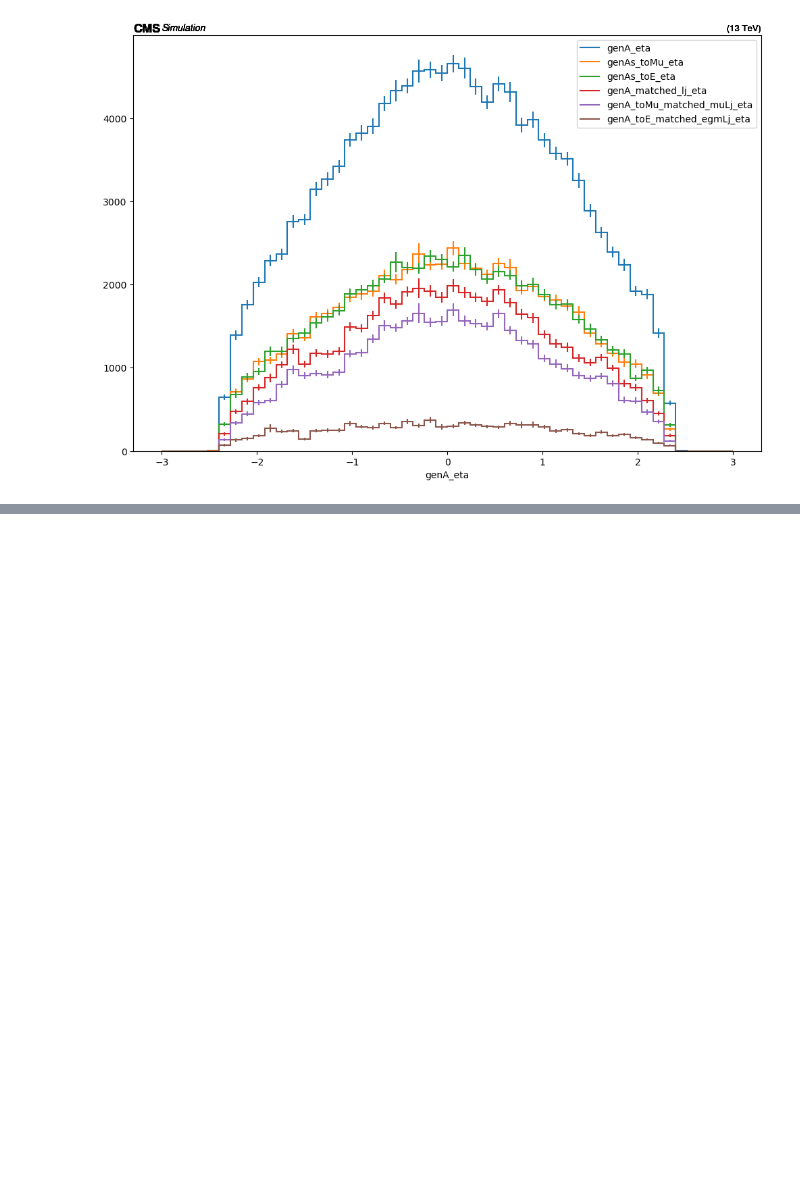
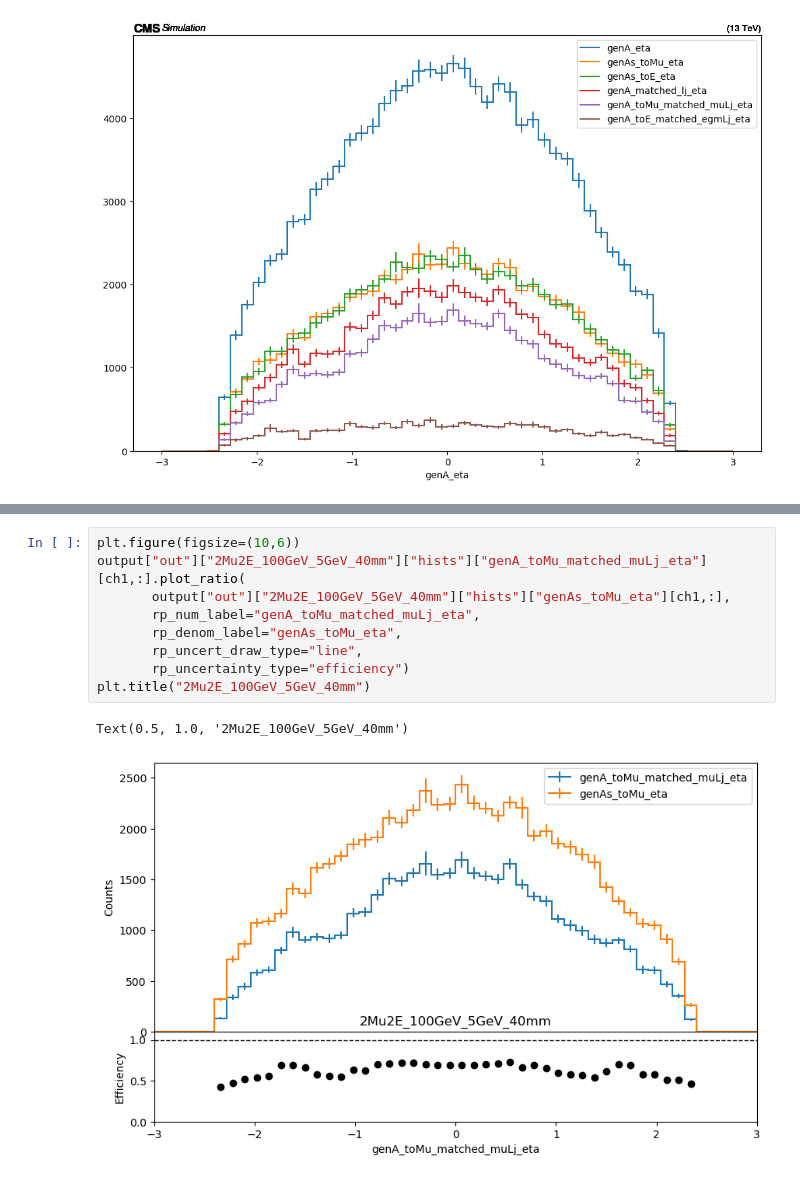
Before and after one commit to yfv2ev/SIDM, a Jupyter notebook: sidm/studies/darkPhotonEtaEffi.ipynb, the cells around one changed output, grey strips where cells are left out. Saved outputs shown, nothing was run; the diff lists cells and outputs as text; blank space fills up the shorter version.

```diff
--- a/sidm/studies/darkPhotonEtaEffi.ipynb
+++ b/sidm/studies/darkPhotonEtaEffi.ipynb
@@ -98,0 +112,12 @@ plt.legend(["genA_eta",
+# %%
+plt.figure(figsize=(10,6))
+output["out"]["2Mu2E_100GeV_5GeV_40mm"]["hists"]["genA_toMu_matched_muLj_eta"][ch1,:].plot_ratio(
+       output["out"]["2Mu2E_100GeV_5GeV_40mm"]["hists"]["genAs_toMu_eta"][ch1,:],
+       rp_num_label="genA_toMu_matched_muLj_eta",
+       rp_denom_label="genAs_toMu_eta",
+       rp_uncert_draw_type="line",
+       rp_uncertainty_type="efficiency")
+plt.title("2Mu2E_100GeV_5GeV_40mm")
+# %% [output]
+Text(0.5, 1.0, '2Mu2E_100GeV_5GeV_40mm')
+[figure, added]
```
Also changed, not shown: parts of 2 cells of this notebook.
